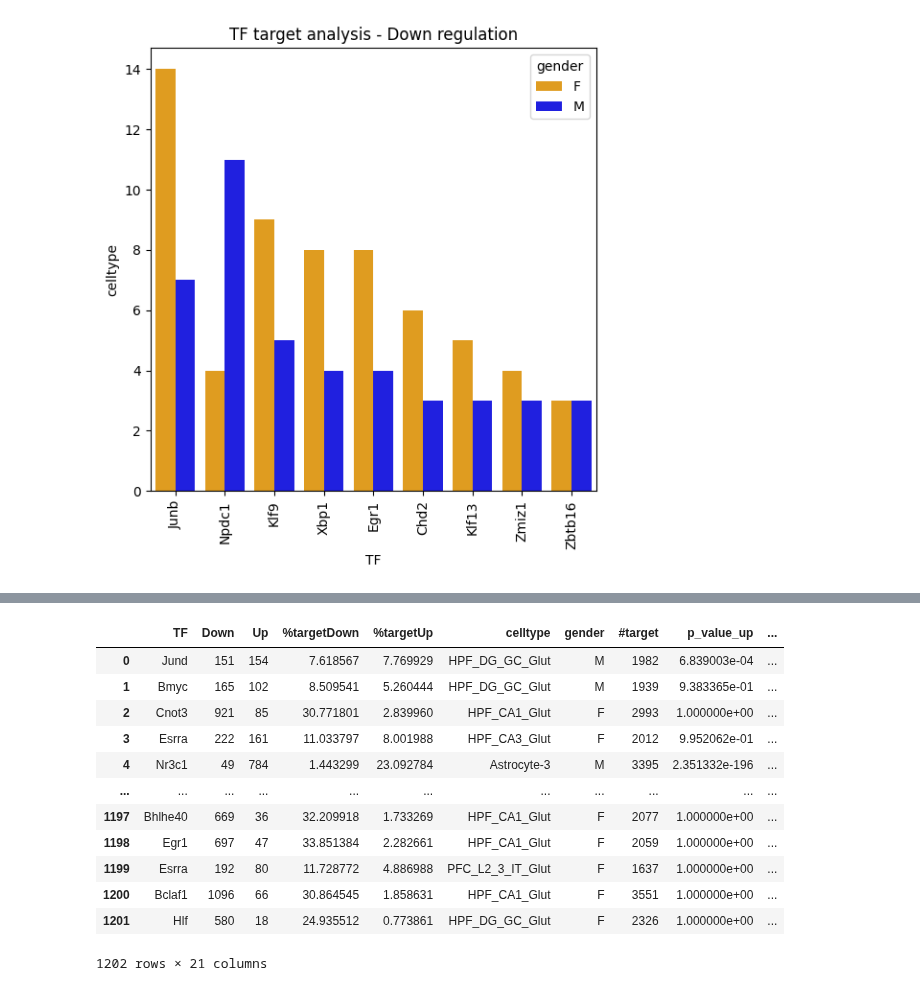
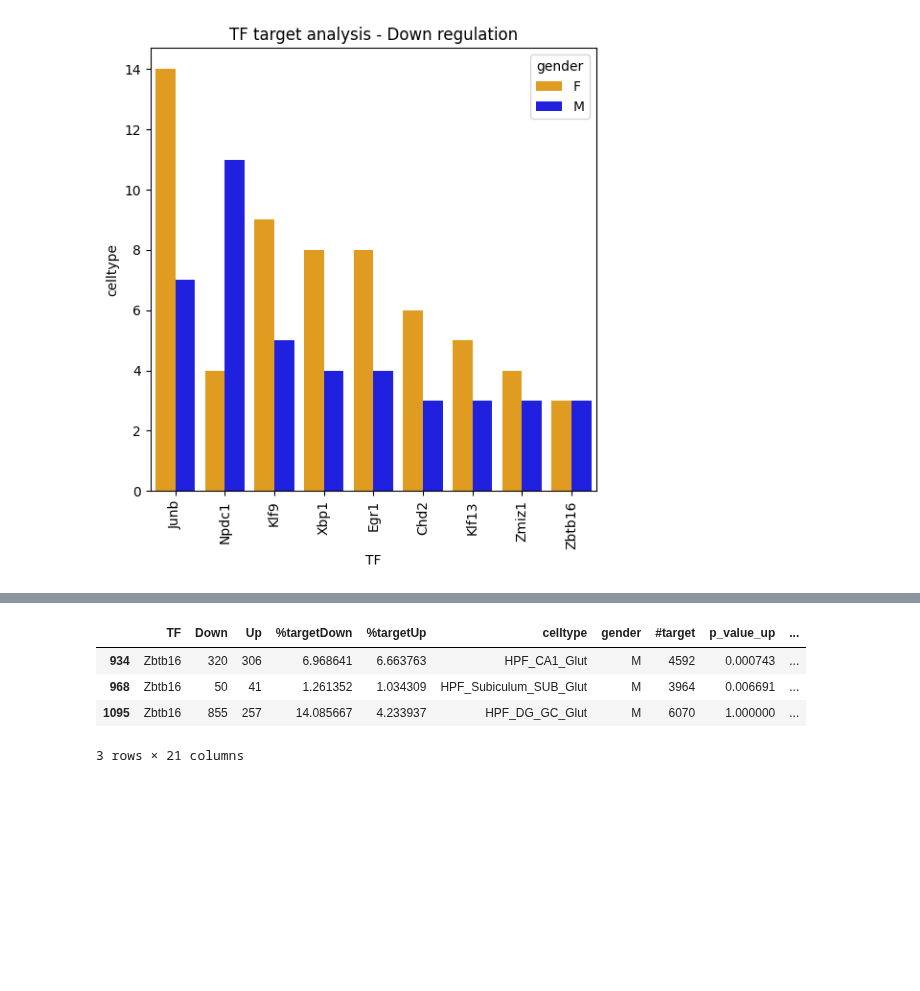
Before and after one commit to juychen/scmmd, a Jupyter notebook: 16analysisTFsn.ipynb, the cells around one changed output, grey strips where cells are left out. Cells and saved outputs as stored; diff of their text form; code cells hidden in the pictures; blank space fills up the shorter version.

```diff
--- a/16analysisTFsn.ipynb
+++ b/16analysisTFsn.ipynb
@@ -500,9 +517,12 @@ def gen_result(result_ovlp_selected,by_col='celltype',regulation ='Up',n_thresho
 
 
     return df_all_results_selected
+
+dict_result = {}
 for reg in ['Up','Down']:
 
     result_plot = gen_result(result_ovlp_selected,by_col='celltype',regulation=reg,overlap=True)
+    dict_result[reg] = result_plot
     plt.figure(figsize=(6, 6))
 
     # set the color of male to blue and female to orange
@@ -515,3 +535,16 @@ for reg in ['Up','Down']:
 # %% [output]
 [figure]
 [figure]
+# %%
+# fix the colormap of brain regions
+region_palette = {
+    'HPF': '#1f77b4',  # blue
+    'Isocortex': '#ff7f0e',  # orange
+    'AMY': '#2ca02c',  # green
+    'PFC': '#d62728',  # red
+    'TH': '#9467bd',  # purple
+    'STR': '#8c564b',  # brown
+    'HY': '#e377c2',  # pink
+    'MB': '#7f7f7f',  # gray
+    'Other': '#bcbd22'  # yellow-green
+}
@@ -517,0 +580,25 @@ for reg in ['Up','Down']:
+# %%
+# Draw pies charts with subplots,
+# EACH TF in a pie chart, with the region distribution of the TF
+top_n = 5  # Number of top TFs to visualize
+
+for reg in ['Up','Down']:
+    df_TFs = dict_result[reg]
+    for gender in ['M','F']:
+        df_TFss = df_TFs[df_TFs.gender == gender]
+        df_TFss = df_TFss.sort_values(by='celltype',ascending=False).head(top_n)
+        for index,row in df_TFss.iterrows():
+            TF = row['TF']
+            celltype = row['celltype']
+            gender = row['gender']
+            regulation = row['regulation']
+            df_TFSELECTED = result_ovlp_selected[(result_ovlp_selected.TF==TF) &
+                                                    (result_ovlp_selected.regulation==regulation)]
+
+            # draw a piechart of the region distribution of the TF
+            region_counts = df_TFSELECTED['region'].value_counts()
+
+
+            plt.figure(figsize=(3, 3))
+            plt.pie(region_counts, labels=region_counts.index, autopct='%1.1f%%', startangle=140, colors=[region_palette.get(x, '#333333') for x in region_counts.index])
+            plt.title(f'{TF}_{gender}_{regulation}')
@@ -518,19 +677,11 @@ for reg in ['Up','Down']:
 # %%
-result_ovlp_selected
+df_TFSELECTED
 # %% [output]
 |  | TF | Down | Up | %targetDown | %targetUp | celltype | gender | #target | p_value_up | ... |
-| 0 | Jund | 151 | 154 | 7.618567 | 7.769929 | HPF_DG_GC_Glut | M | 1982 | 6.839003e-04 | ... |
-| 1 | Bmyc | 165 | 102 | 8.509541 | 5.260444 | HPF_DG_GC_Glut | M | 1939 | 9.383365e-01 | ... |
-| 2 | Cnot3 | 921 | 85 | 30.771801 | 2.839960 | HPF_CA1_Glut | F | 2993 | 1.000000e+00 | ... |
-| 3 | Esrra | 222 | 161 | 11.033797 | 8.001988 | HPF_CA3_Glut | F | 2012 | 9.952062e-01 | ... |
-| 4 | Nr3c1 | 49 | 784 | 1.443299 | 23.092784 | Astrocyte-3 | M | 3395 | 2.351332e-196 | ... |
-| ... | ... | ... | ... | ... | ... | ... | ... | ... | ... | ... |
-| 1197 | Bhlhe40 | 669 | 36 | 32.209918 | 1.733269 | HPF_CA1_Glut | F | 2077 | 1.000000e+00 | ... |
-| 1198 | Egr1 | 697 | 47 | 33.851384 | 2.282661 | HPF_CA1_Glut | F | 2059 | 1.000000e+00 | ... |
-| 1199 | Esrra | 192 | 80 | 11.728772 | 4.886988 | PFC_L2_3_IT_Glut | F | 1637 | 1.000000e+00 | ... |
-| 1200 | Bclaf1 | 1096 | 66 | 30.864545 | 1.858631 | HPF_CA1_Glut | F | 3551 | 1.000000e+00 | ... |
-| 1201 | Hlf | 580 | 18 | 24.935512 | 0.773861 | HPF_DG_GC_Glut | F | 2326 | 1.000000e+00 | ... |
+| 934 | Zbtb16 | 320 | 306 | 6.968641 | 6.663763 | HPF_CA1_Glut | M | 4592 | 0.000743 | ... |
+| 968 | Zbtb16 | 50 | 41 | 1.261352 | 1.034309 | HPF_Subiculum_SUB_Glut | M | 3964 | 0.006691 | ... |
+| 1095 | Zbtb16 | 855 | 257 | 14.085667 | 4.233937 | HPF_DG_GC_Glut | M | 6070 | 1.000000 | ... |
-1202 rows × 21 columns
+3 rows × 21 columns
 # %%
 adata_sc = sc.read_h5ad("/data1st1/sch/20250626/anndata_before_intergration_anno.h5ad")
 # %%
```
Also changed, not shown: parts of 7 cells of this notebook, 1 other file.
